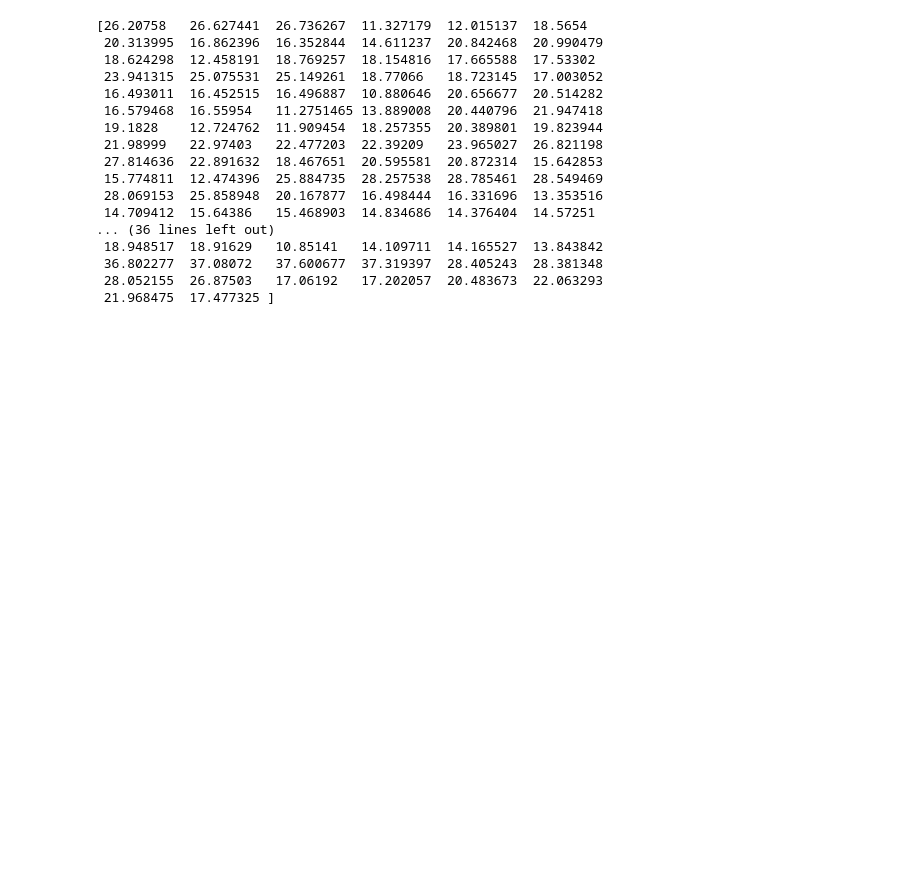
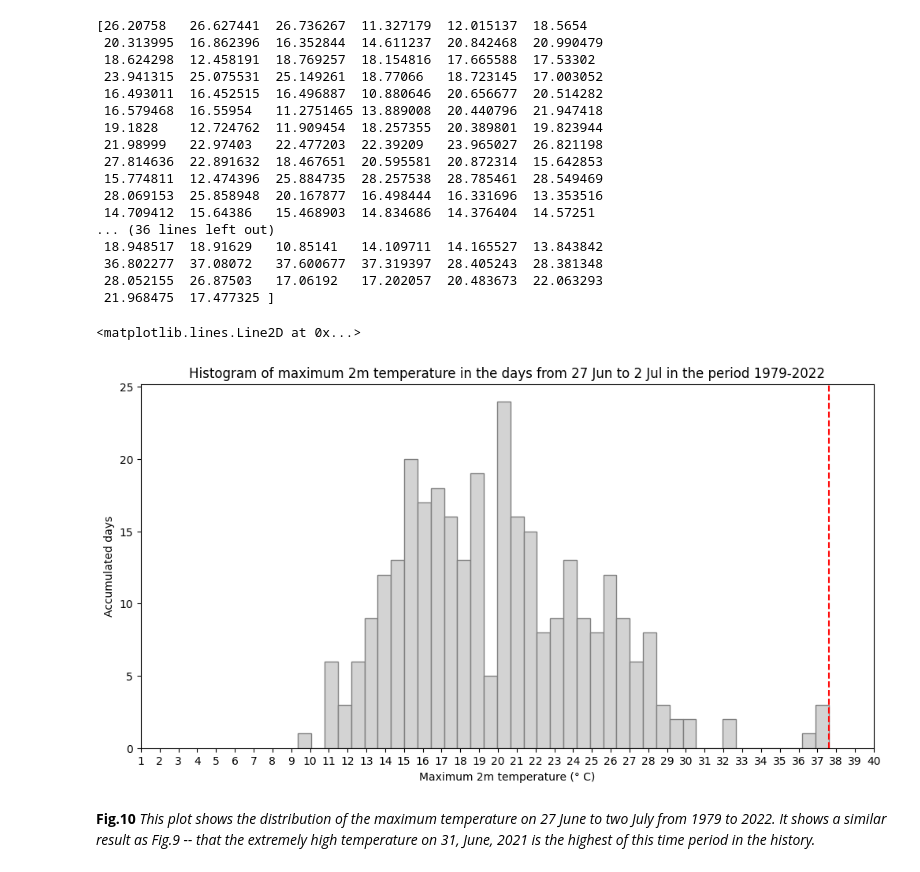
Before and after one commit to xinhe-zhang/heatwave, a Jupyter notebook: HW1.ipynb, the cells around one changed output. Drawn from its saved outputs; the diff is of its cells as text; code cells hidden in the pictures; blank space fills up the shorter version.

```diff
--- a/HW1.ipynb
+++ b/HW1.ipynb
@@ -617,3 +622,17 @@ print(LT_7days)
  36.802277  37.08072   37.600677  37.319397  28.405243  28.381348
  28.052155  26.87503   17.06192   17.202057  20.483673  22.063293
  21.968475  17.477325 ]
+# %%
+fig, ax = plt.subplots(1, 1, figsize = (12, 6))
+ax.hist(LT_7days, bins = 40, color='lightgrey', ec='grey')
+ax.set_title('Histogram of maximum 2m temperature in the days from 27 Jun to 2 Jul in the period 1979-2022')
+ax.set_xticks(np.arange(1,41,1))
+ax.set_ylabel('Accumulated days')
+ax.set_xlabel('Maximum 2m temperature (° C)')
+plt.axvline(x = LT_2021_max.max(), color = 'red', label = 'axvline - full height', linestyle='--')
+# %% [output]
+<matplotlib.lines.Line2D at 0x...>
+[figure, added]
+# %% [markdown]
+**Fig.10**
+*This plot shows the distribution of the maximum temperature on 27 June to two July from 1979 to 2022. It shows a similar result as Fig.9 -- that the extremely high temperature on 31, June, 2021 is the highest of this time period in the history.*
```
Also changed, not shown: parts of 1 cell of this notebook.
